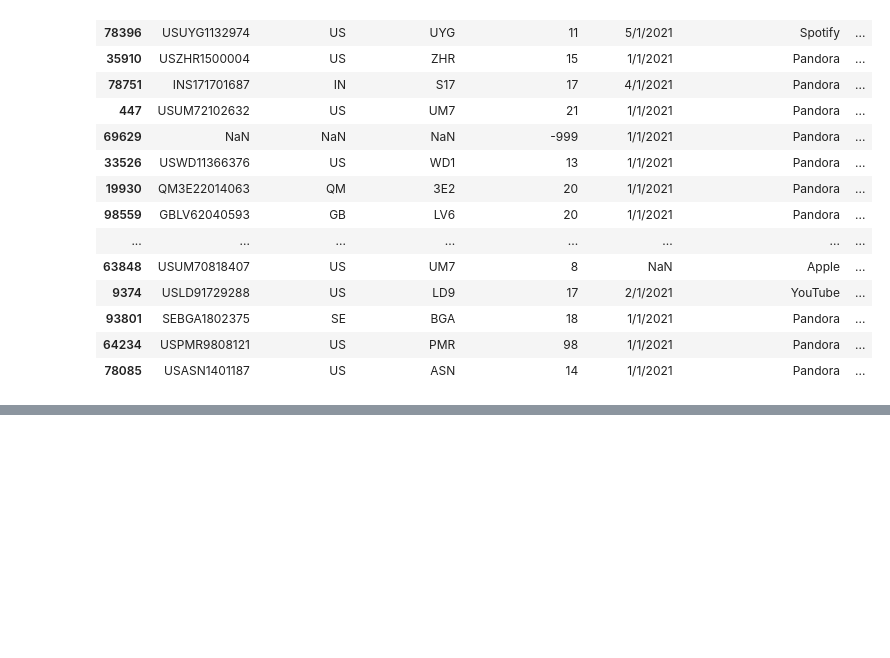
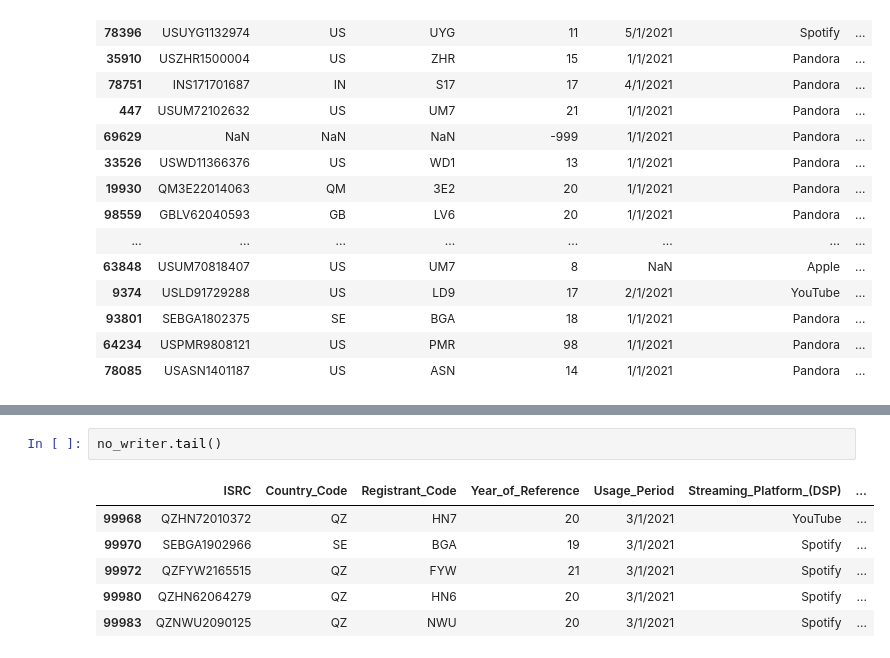
Before and after one commit to LJRollerII/mlc-project-napster, a Jupyter notebook: notebooks/mlc.ipynb, the cells around one changed output, grey strips where cells are left out. Cells and saved outputs as stored; diff of their text form; blank space fills up the shorter version.

Commit message:
compiling missing songwriter dataframes

```diff
--- a/notebooks/mlc.ipynb
+++ b/notebooks/mlc.ipynb
@@ -109,0 +133,9 @@ max_streams.head(20)
+# %%
+no_writer.tail()
+# %% [output]
+|  | ISRC | Country_Code | Registrant_Code | Year_of_Reference | Usage_Period | Streaming_Platform_(DSP) | ... |
+| 99968 | QZHN72010372 | QZ | HN7 | 20 | 3/1/2021 | YouTube | ... |
+| 99970 | SEBGA1902966 | SE | BGA | 19 | 3/1/2021 | Spotify | ... |
+| 99972 | QZFYW2165515 | QZ | FYW | 21 | 3/1/2021 | Spotify | ... |
+| 99980 | QZHN62064279 | QZ | HN6 | 20 | 3/1/2021 | Spotify | ... |
+| 99983 | QZNWU2090125 | QZ | NWU | 20 | 3/1/2021 | Spotify | ... |
```
Also changed, not shown: parts of 12 cells of this notebook.
